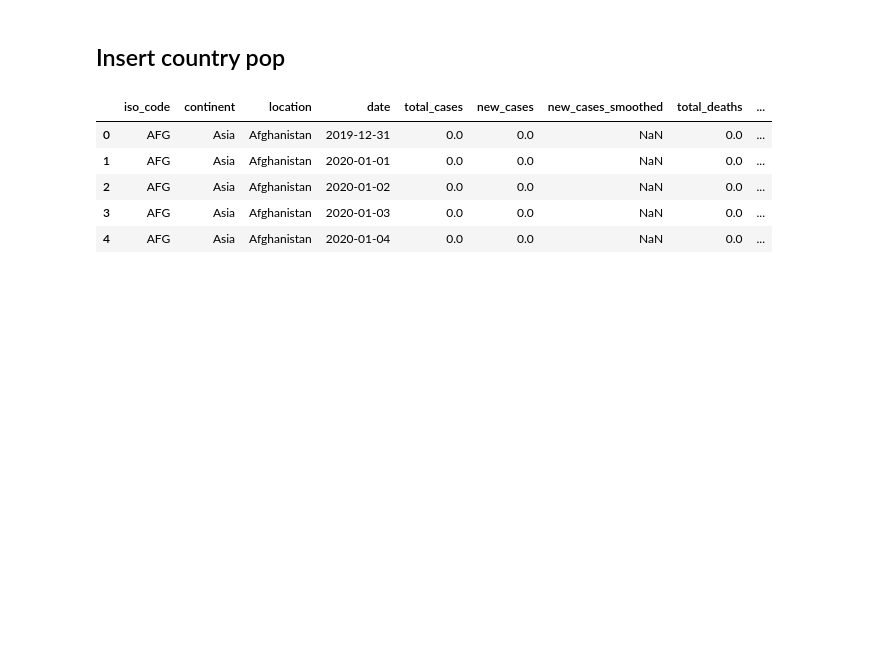
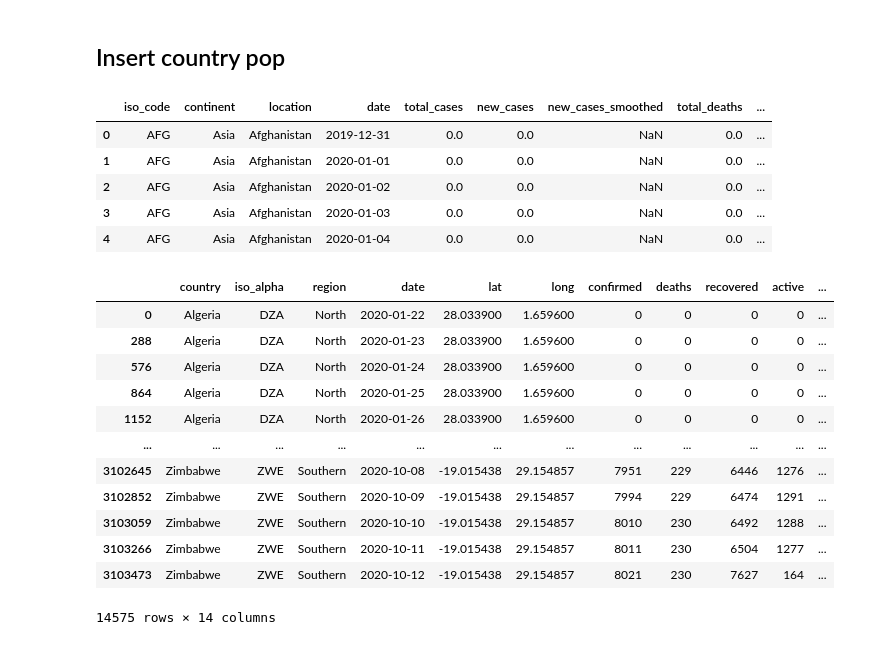
Before and after one commit to afrokyss/Africa-Covid-Report, a Jupyter notebook: covid_data_processing.ipynb, the cells around one changed output. Cells and saved outputs as stored; diff of their text form; code cells hidden in the pictures; blank space fills up the shorter version.

```diff
--- a/covid_data_processing.ipynb
+++ b/covid_data_processing.ipynb
@@ -277,3 +277,19 @@ df_test.to_csv('african_covid_report_last.csv', index_label=False)
 #fig = px.line(df, x='country', y='confirmed', color='country',
               #animation_frame='date', animation_group='country')
 #fig.show()
+# %%
+df_test
+# %% [output]
+|  | country | iso_alpha | region | date | lat | long | confirmed | deaths | recovered | active | ... |
+| 0 | Algeria | DZA | North | 2020-01-22 | 28.033900 | 1.659600 | 0 | 0 | 0 | 0 | ... |
+| 288 | Algeria | DZA | North | 2020-01-23 | 28.033900 | 1.659600 | 0 | 0 | 0 | 0 | ... |
+| 576 | Algeria | DZA | North | 2020-01-24 | 28.033900 | 1.659600 | 0 | 0 | 0 | 0 | ... |
+| 864 | Algeria | DZA | North | 2020-01-25 | 28.033900 | 1.659600 | 0 | 0 | 0 | 0 | ... |
+| 1152 | Algeria | DZA | North | 2020-01-26 | 28.033900 | 1.659600 | 0 | 0 | 0 | 0 | ... |
+| ... | ... | ... | ... | ... | ... | ... | ... | ... | ... | ... | ... |
+| 3102645 | Zimbabwe | ZWE | Southern | 2020-10-08 | -19.015438 | 29.154857 | 7951 | 229 | 6446 | 1276 | ... |
+| 3102852 | Zimbabwe | ZWE | Southern | 2020-10-09 | -19.015438 | 29.154857 | 7994 | 229 | 6474 | 1291 | ... |
+| 3103059 | Zimbabwe | ZWE | Southern | 2020-10-10 | -19.015438 | 29.154857 | 8010 | 230 | 6492 | 1288 | ... |
+| 3103266 | Zimbabwe | ZWE | Southern | 2020-10-11 | -19.015438 | 29.154857 | 8011 | 230 | 6504 | 1277 | ... |
+| 3103473 | Zimbabwe | ZWE | Southern | 2020-10-12 | -19.015438 | 29.154857 | 8021 | 230 | 7627 | 164 | ... |
+14575 rows × 14 columns
```
